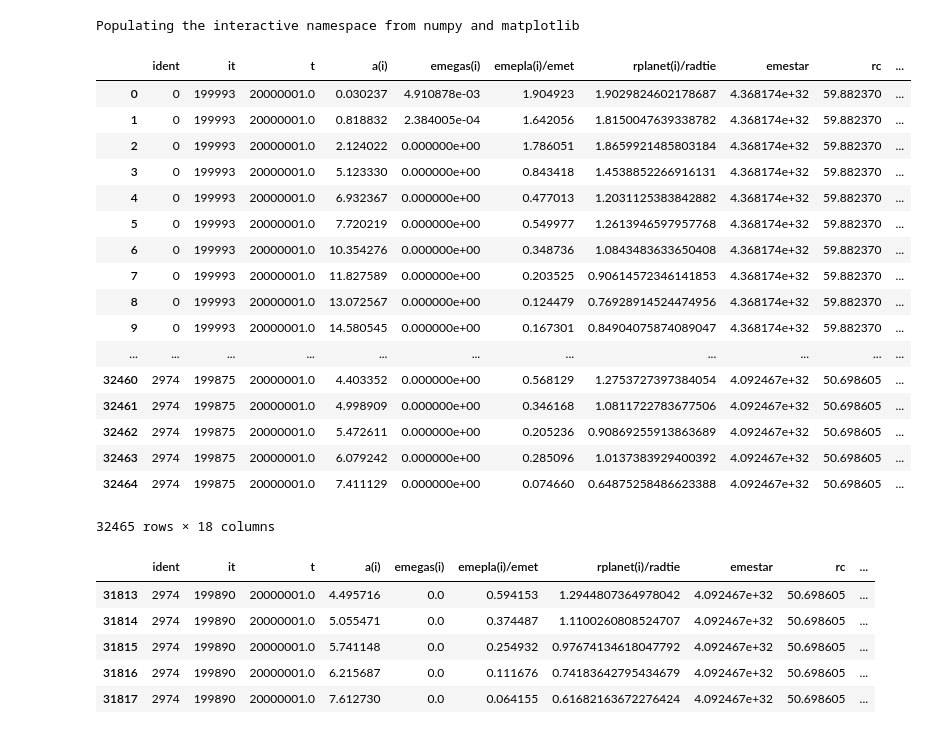
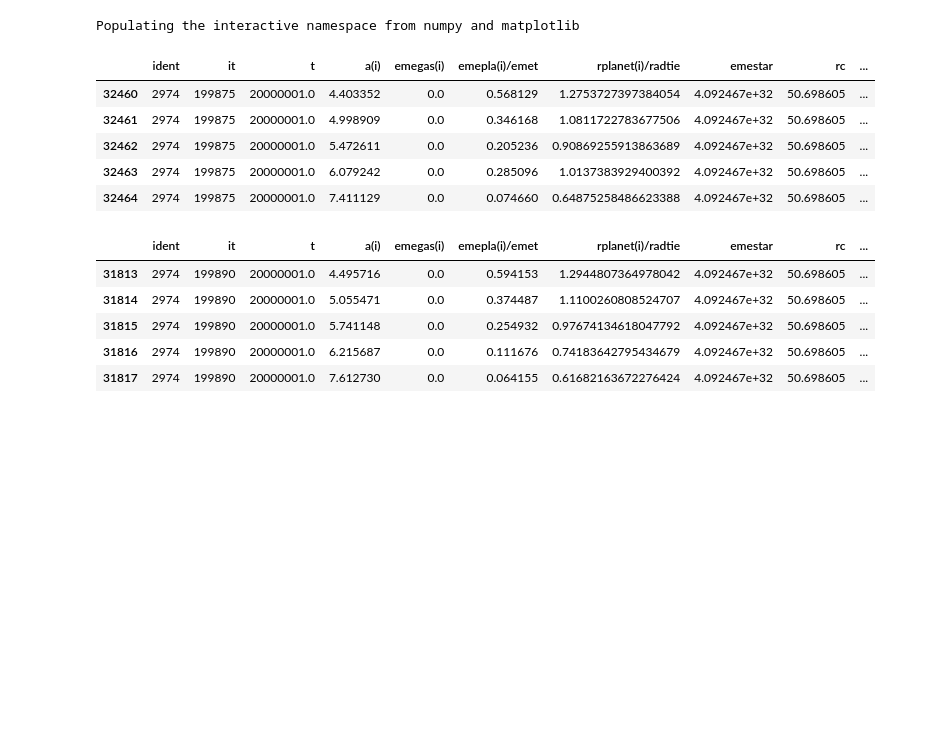
Before and after one commit to cebasfu93/planetaryFormation, a Jupyter notebook: dataExploration.ipynb, the cells around one changed output. Cells and saved outputs as stored; diff of their text form; code cells hidden in the pictures; blank space fills up the shorter version.

```diff
--- a/dataExploration.ipynb
+++ b/dataExploration.ipynb
@@ -9,27 +9,15 @@ Populating the interactive namespace from numpy and matplotlib
 # %%
 # Loading data from source
 high = pd.read_csv('data/highp_finalresults.csv')
 low = pd.read_csv('data/lowp_finalresults.csv')
-high
+high.tail()
 # %% [output]
 |  | ident | it | t | a(i) | emegas(i) | emepla(i)/emet | rplanet(i)/radtie | emestar | rc | ... |
-| 0 | 0 | 199993 | 20000001.0 | 0.030237 | 4.910878e-03 | 1.904923 | 1.9029824602178687 | 4.368174e+32 | 59.882370 | ... |
-| 1 | 0 | 199993 | 20000001.0 | 0.818832 | 2.384005e-04 | 1.642056 | 1.8150047639338782 | 4.368174e+32 | 59.882370 | ... |
-| 2 | 0 | 199993 | 20000001.0 | 2.124022 | 0.000000e+00 | 1.786051 | 1.8659921485803184 | 4.368174e+32 | 59.882370 | ... |
-| 3 | 0 | 199993 | 20000001.0 | 5.123330 | 0.000000e+00 | 0.843418 | 1.4538852266916131 | 4.368174e+32 | 59.882370 | ... |
-| 4 | 0 | 199993 | 20000001.0 | 6.932367 | 0.000000e+00 | 0.477013 | 1.2031125383842882 | 4.368174e+32 | 59.882370 | ... |
-| 5 | 0 | 199993 | 20000001.0 | 7.720219 | 0.000000e+00 | 0.549977 | 1.2613946597957768 | 4.368174e+32 | 59.882370 | ... |
-| 6 | 0 | 199993 | 20000001.0 | 10.354276 | 0.000000e+00 | 0.348736 | 1.0843483633650408 | 4.368174e+32 | 59.882370 | ... |
-| 7 | 0 | 199993 | 20000001.0 | 11.827589 | 0.000000e+00 | 0.203525 | 0.90614572346141853 | 4.368174e+32 | 59.882370 | ... |
-| 8 | 0 | 199993 | 20000001.0 | 13.072567 | 0.000000e+00 | 0.124479 | 0.76928914524474956 | 4.368174e+32 | 59.882370 | ... |
-| 9 | 0 | 199993 | 20000001.0 | 14.580545 | 0.000000e+00 | 0.167301 | 0.84904075874089047 | 4.368174e+32 | 59.882370 | ... |
-| ... | ... | ... | ... | ... | ... | ... | ... | ... | ... | ... |
-| 32460 | 2974 | 199875 | 20000001.0 | 4.403352 | 0.000000e+00 | 0.568129 | 1.2753727397384054 | 4.092467e+32 | 50.698605 | ... |
-| 32461 | 2974 | 199875 | 20000001.0 | 4.998909 | 0.000000e+00 | 0.346168 | 1.0811722783677506 | 4.092467e+32 | 50.698605 | ... |
-| 32462 | 2974 | 199875 | 20000001.0 | 5.472611 | 0.000000e+00 | 0.205236 | 0.90869255913863689 | 4.092467e+32 | 50.698605 | ... |
-| 32463 | 2974 | 199875 | 20000001.0 | 6.079242 | 0.000000e+00 | 0.285096 | 1.0137383929400392 | 4.092467e+32 | 50.698605 | ... |
-| 32464 | 2974 | 199875 | 20000001.0 | 7.411129 | 0.000000e+00 | 0.074660 | 0.64875258486623388 | 4.092467e+32 | 50.698605 | ... |
+| 32460 | 2974 | 199875 | 20000001.0 | 4.403352 | 0.0 | 0.568129 | 1.2753727397384054 | 4.092467e+32 | 50.698605 | ... |
+| 32461 | 2974 | 199875 | 20000001.0 | 4.998909 | 0.0 | 0.346168 | 1.0811722783677506 | 4.092467e+32 | 50.698605 | ... |
+| 32462 | 2974 | 199875 | 20000001.0 | 5.472611 | 0.0 | 0.205236 | 0.90869255913863689 | 4.092467e+32 | 50.698605 | ... |
+| 32463 | 2974 | 199875 | 20000001.0 | 6.079242 | 0.0 | 0.285096 | 1.0137383929400392 | 4.092467e+32 | 50.698605 | ... |
+| 32464 | 2974 | 199875 | 20000001.0 | 7.411129 | 0.0 | 0.074660 | 0.64875258486623388 | 4.092467e+32 | 50.698605 | ... |
-32465 rows × 18 columns
 # %%
 low.tail()
 # %% [output]
```
Also changed, not shown: parts of 11 cells of this notebook.
